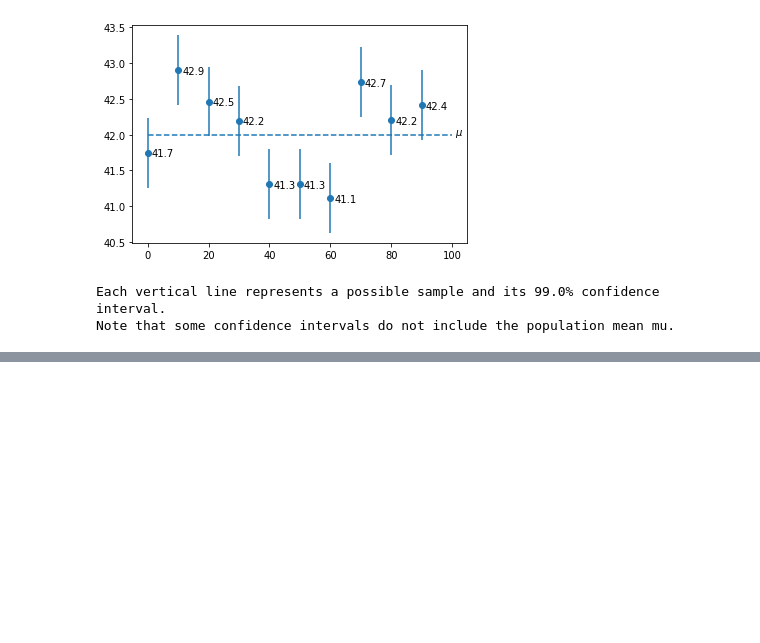
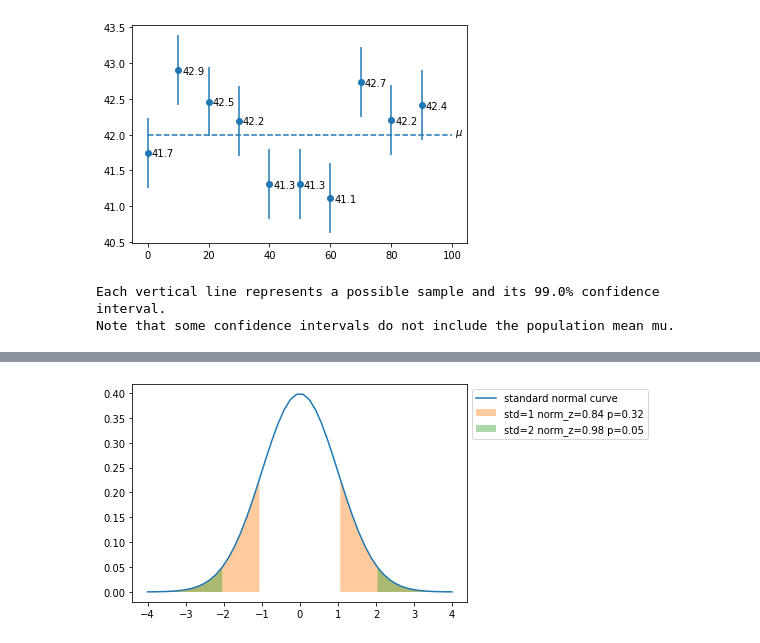
Before and after one commit to TomasDrozdik/statistics, a Jupyter notebook: introduction-to-statistics.ipynb, the cells around one changed output, grey strips where cells are left out. Drawn from its saved outputs; the diff is of its cells as text; code cells hidden in the pictures; blank space fills up the shorter version.

```diff
--- a/introduction-to-statistics.ipynb
+++ b/introduction-to-statistics.ipynb
@@ -507,0 +541,13 @@ Note that some confidence intervals do not include the population mean mu.
+# %%
+x = np.linspace(-4, 4)
+y = stats.norm.pdf(x)
+ax = sns.lineplot(x=x, y=y, label=f"standard normal curve")
+standard_deviations_away = [1, 2]
+for std, color in zip(standard_deviations_away, palette[1:]):
+    norm_z = stats.norm.cdf(std)
+    p_value = (1 - norm_z) * 2
+    ax.fill_between(x, y, where=((x <= -std) & (x >= np.min(x))) | ((x >= std) & (x <= np.max(x))),
+                    alpha=0.4, facecolor=color, label=f"std={std} norm_z={norm_z:.2f} p={(p_value):.2f}")
+leg = ax.legend(bbox_to_anchor=[1, 1])
+# %% [output]
+[figure, added]
```
Also changed, not shown: parts of 24 cells of this notebook.
